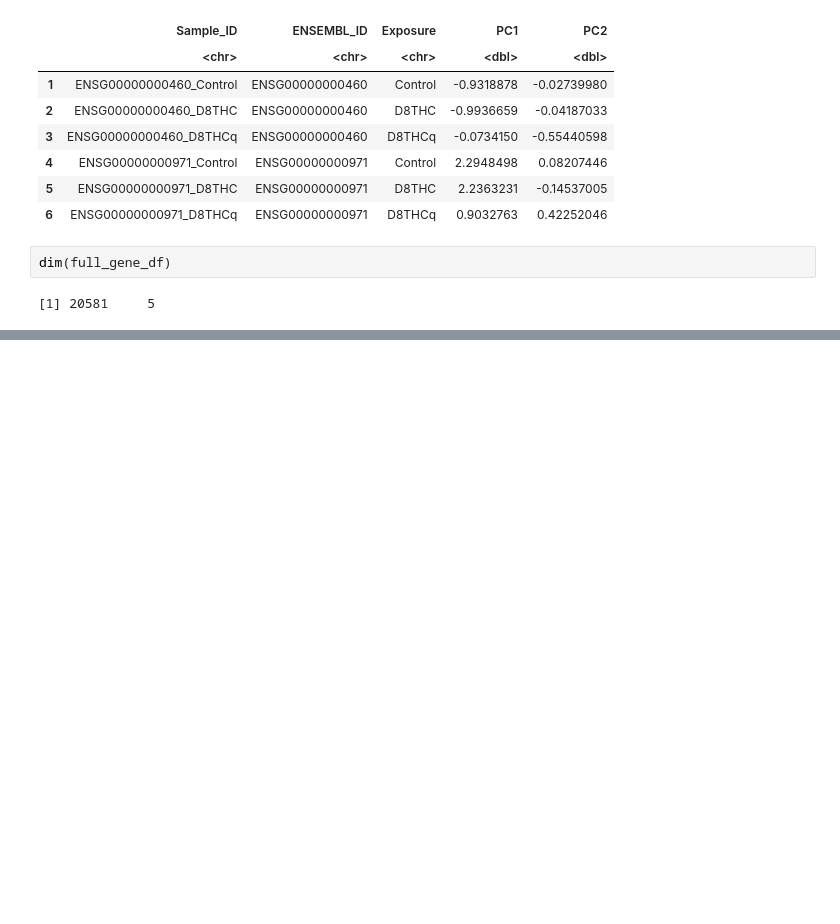
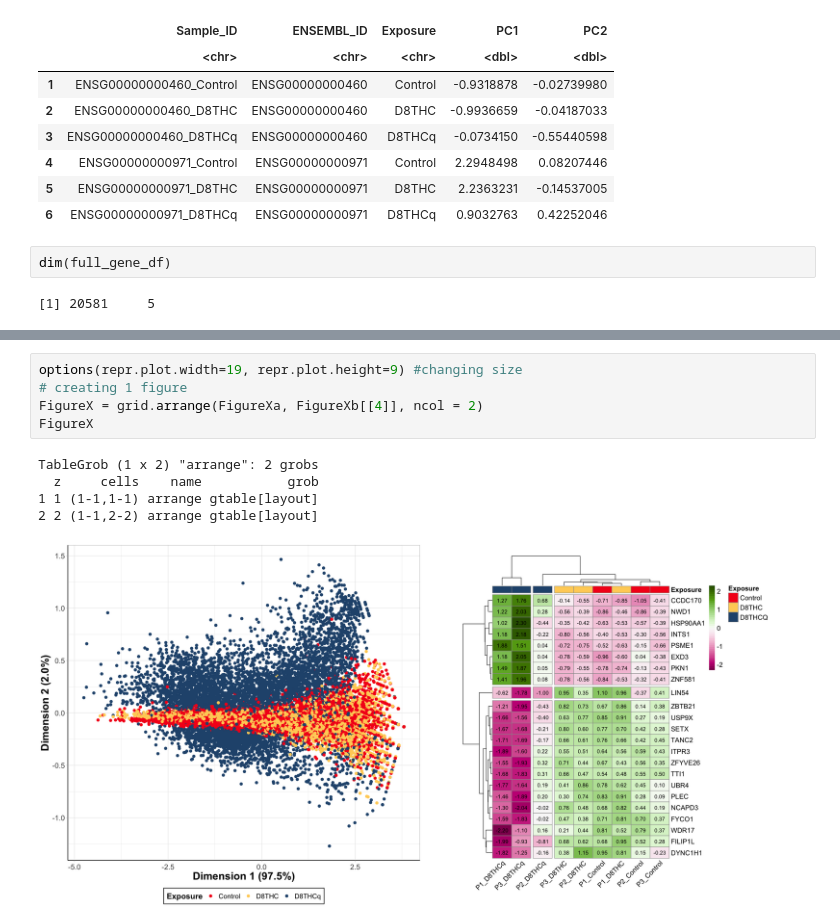
Before and after one commit to UNC-CEMALB/P1016.-THC-RNASeq-Adducts, a Jupyter notebook: 2. Cluster Analysis/Cluster Analysis.ipynb, the cells around one changed output, grey strips where cells are left out. Saved outputs shown, nothing was run; the diff lists cells and outputs as text; blank space fills up the shorter version.

```diff
--- a/2. Cluster Analysis/Cluster Analysis.ipynb
+++ b/2. Cluster Analysis/Cluster Analysis.ipynb
@@ -208,0 +373,11 @@ FigureX
+# %%
+options(repr.plot.width=19, repr.plot.height=9) #changing size
+# creating 1 figure
+FigureX = grid.arrange(FigureXa, FigureXb[[4]], ncol = 2)
+FigureX
+# %% [output]
+TableGrob (1 x 2) "arrange": 2 grobs
+  z     cells    name           grob
+1 1 (1-1,1-1) arrange gtable[layout]
+2 2 (1-1,2-2) arrange gtable[layout]
+[figure, added]
```
Also changed, not shown: parts of 19 cells of this notebook.
